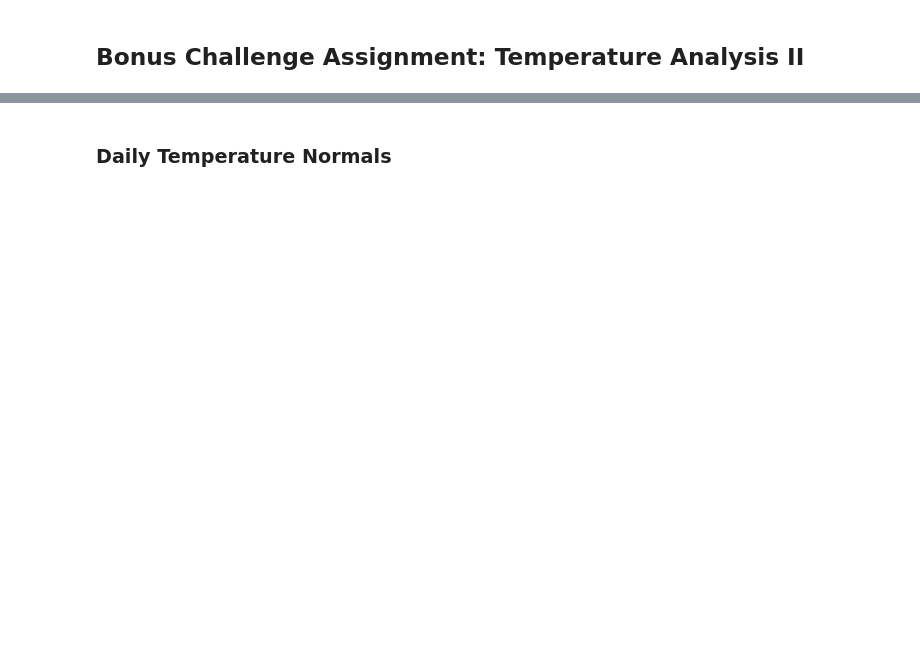
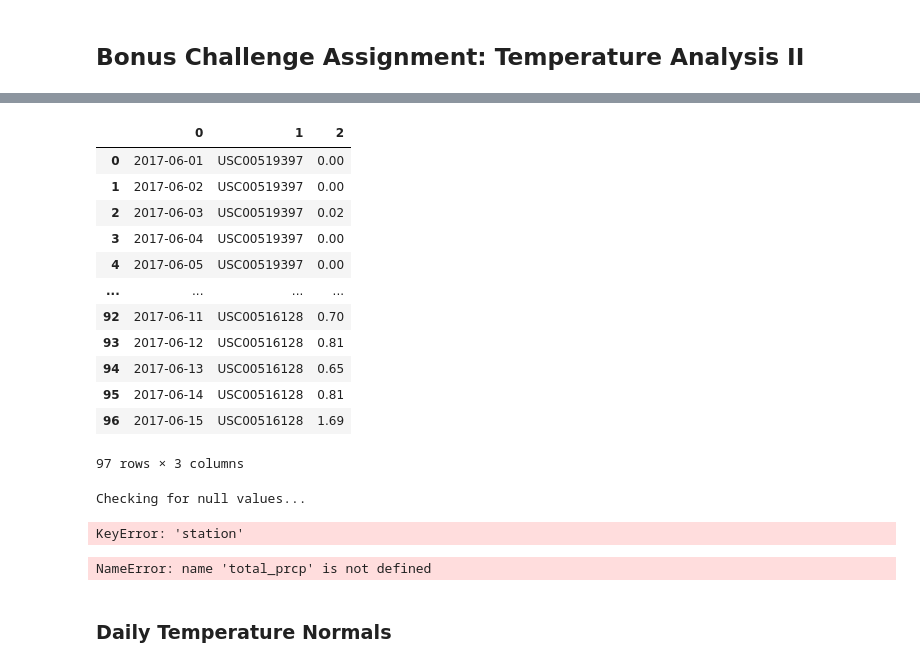
Before and after one commit to prinathaker/sqlalchemy-challenge, a Jupyter notebook: Instructions/temp_analysis_bonus_2_starter.ipynb, the cells around one changed output, grey strips where cells are left out. Saved outputs shown, nothing was run; the diff lists cells and outputs as text; code cells hidden in the pictures; blank space fills up the shorter version.

```diff
--- a/Instructions/temp_analysis_bonus_2_starter.ipynb
+++ b/Instructions/temp_analysis_bonus_2_starter.ipynb
@@ -62,7 +110,56 @@ print(calc_temps('2012-02-28', '2012-03-05'))
 # %%
+### Daily Rainfall Average
+
 # Calculate the total amount of rainfall per weather station for your trip dates using the previous year's
 # matching dates.
 # Sort this in descending order by precipitation amount and list the station, name, latitude, longitude, and elevation
+
+# --- get all precipitation data from dataset for one year ago dates using SQLAlchemy and save in dataframe ---
+prcp_station_df = pd.DataFrame(session.query(Measurement.date, Measurement.station, Measurement.prcp).\
+                               filter((Measurement.date >= startdate_oneyearprior) & \
+                               (Measurement.date <= enddate_oneyearprior)).all())
+prcp_station_df
+# %% [output]
+|  | 0 | 1 | 2 |
+| 0 | 2017-06-01 | USC00519397 | 0.00 |
+| 1 | 2017-06-02 | USC00519397 | 0.00 |
+| 2 | 2017-06-03 | USC00519397 | 0.02 |
+| 3 | 2017-06-04 | USC00519397 | 0.00 |
+| 4 | 2017-06-05 | USC00519397 | 0.00 |
+| ... | ... | ... | ... |
+| 92 | 2017-06-11 | USC00516128 | 0.70 |
+| 93 | 2017-06-12 | USC00516128 | 0.81 |
+| 94 | 2017-06-13 | USC00516128 | 0.65 |
+| 95 | 2017-06-14 | USC00516128 | 0.81 |
+| 96 | 2017-06-15 | USC00516128 | 1.69 |
+97 rows × 3 columns
+# %%
+# --- check and drop null values from prcp_station_df---
+print("Checking for null values...")
+#print(f"There are {prcp_station_df['prcp'].isnull().sum()} null values in the precipitation data - dropping!")
+
+prcp_station_df.dropna(axis=0, how="any", inplace=True)
+
+# --- group by station and get total precipitation amount for each station ---
+total_prcp = pd.DataFrame(prcp_station_df.groupby('station').sum())
+# %% [output]
+Checking for null values...
+KeyError: 'station'
+# %%
+# --- get station data from station table and save in dataframe ---
+station_df = pd.DataFrame(session.query(Station.station, Station.name, Station.latitude, Station.longitude,\
+                                        Station.elevation).all())
+
+
+# --- merge the two dataframes together, sort by total precipitation amount ---
+rainfall_per_station_df = pd.merge(total_prcp, station_df, on="station").rename(columns={"prcp":"total precipitation (in)"})
+rainfall_per_station_df.sort_values('total precipitation (in)', ascending=False, inplace=True)
+rainfall_per_station_df.reset_index(inplace=True, drop=True)
+
+# --- display the dataframe ---
+rainfall_per_station_df
+# %% [output]
+NameError: name 'total_prcp' is not defined
 # %% [markdown]
 ### Daily Temperature Normals
 # %%
```
Also changed, not shown: parts of 17 cells of this notebook, 2 other files.
